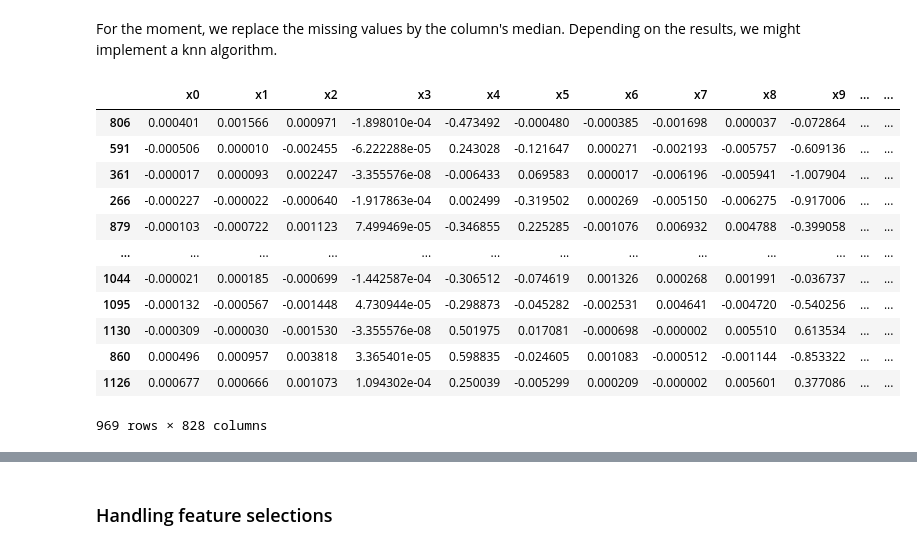
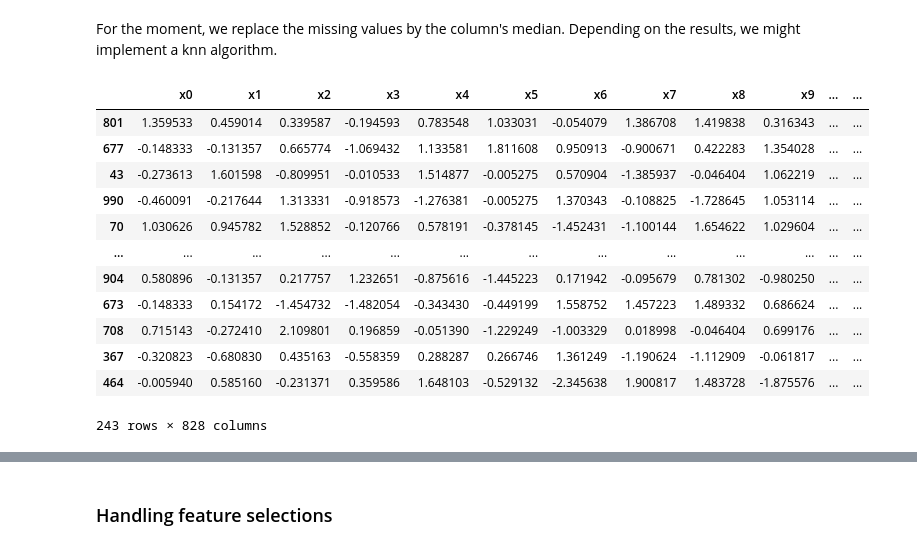
Before and after one commit to qglht/AML, a Jupyter notebook: Project1.ipynb, the cells around one changed output, grey strips where cells are left out. Saved outputs shown, nothing was run; the diff lists cells and outputs as text; code cells hidden in the pictures.

```diff
--- a/Project1.ipynb
+++ b/Project1.ipynb
@@ -56,3 +69,7 @@ def detection(df,features):
     #we are taking indexes
 
     return multiple_outliers
+# %%
+outliers = detection(X_train, X_train.columns)
+X_train=X_train.drop(outliers,axis=0).reset_index(drop = True)
+X_train.shape
@@ -61,26 +80,36 @@ def detection(df,features):
 # %% [markdown]
 For the moment, we replace the missing values by the column's median. Depending on the results, we might implement a knn algorithm.
 # %%
-X_filled = X_train.fillna(X_train.median())
+y_test = y_test.fillna(y_test.median())
+y_train = y_train.fillna(y_train.median())
+X_test = X_test.fillna(X_test.median())
+
+X_train_filled = X_train.fillna(X_train.median())
+X_test_filled = X_test.fillna(X_train.median())
 # %%
-X_norm = X_filled.copy()
-for col in X_filled.columns:
-    X_norm[col] = (X_filled[col] - X_filled[col].mean()) / X_filled[col].var()
-X_norm
+X_train_norm = X_train_filled.copy()
+for col in X_train_filled.columns:
+    X_train_norm[col] = (X_train_filled[col] - X_train_filled[col].mean()) / m.sqrt(X_train_filled[col].var())
+X_train_norm
+
+X_test_norm = X_test_filled.copy()
+for col in X_test_filled.columns:
+    X_test_norm[col] = (X_test_filled[col] - X_test_filled[col].mean()) / m.sqrt(X_test_filled[col].var())
+X_test_norm
 # %% [output]
 |  | x0 | x1 | x2 | x3 | x4 | x5 | x6 | x7 | x8 | x9 | ... | ... |
-| 806 | 0.000401 | 0.001566 | 0.000971 | -1.898010e-04 | -0.473492 | -0.000480 | -0.000385 | -0.001698 | 0.000037 | -0.072864 | ... | ... |
-| 591 | -0.000506 | 0.000010 | -0.002455 | -6.222288e-05 | 0.243028 | -0.121647 | 0.000271 | -0.002193 | -0.005757 | -0.609136 | ... | ... |
-| 361 | -0.000017 | 0.000093 | 0.002247 | -3.355576e-08 | -0.006433 | 0.069583 | 0.000017 | -0.006196 | -0.005941 | -1.007904 | ... | ... |
-| 266 | -0.000227 | -0.000022 | -0.000640 | -1.917863e-04 | 0.002499 | -0.319502 | 0.000269 | -0.005150 | -0.006275 | -0.917006 | ... | ... |
-| 879 | -0.000103 | -0.000722 | 0.001123 | 7.499469e-05 | -0.346855 | 0.225285 | -0.001076 | 0.006932 | 0.004788 | -0.399058 | ... | ... |
+| 801 | 1.359533 | 0.459014 | 0.339587 | -0.194593 | 0.783548 | 1.033031 | -0.054079 | 1.386708 | 1.419838 | 0.316343 | ... | ... |
+| 677 | -0.148333 | -0.131357 | 0.665774 | -1.069432 | 1.133581 | 1.811608 | 0.950913 | -0.900671 | 0.422283 | 1.354028 | ... | ... |
+| 43 | -0.273613 | 1.601598 | -0.809951 | -0.010533 | 1.514877 | -0.005275 | 0.570904 | -1.385937 | -0.046404 | 1.062219 | ... | ... |
+| 990 | -0.460091 | -0.217644 | 1.313331 | -0.918573 | -1.276381 | -0.005275 | 1.370343 | -0.108825 | -1.728645 | 1.053114 | ... | ... |
+| 70 | 1.030626 | 0.945782 | 1.528852 | -0.120766 | 0.578191 | -0.378145 | -1.452431 | -1.100144 | 1.654622 | 1.029604 | ... | ... |
 | ... | ... | ... | ... | ... | ... | ... | ... | ... | ... | ... | ... | ... |
-| 1044 | -0.000021 | 0.000185 | -0.000699 | -1.442587e-04 | -0.306512 | -0.074619 | 0.001326 | 0.000268 | 0.001991 | -0.036737 | ... | ... |
-| 1095 | -0.000132 | -0.000567 | -0.001448 | 4.730944e-05 | -0.298873 | -0.045282 | -0.002531 | 0.004641 | -0.004720 | -0.540256 | ... | ... |
-| 1130 | -0.000309 | -0.000030 | -0.001530 | -3.355576e-08 | 0.501975 | 0.017081 | -0.000698 | -0.000002 | 0.005510 | 0.613534 | ... | ... |
-| 860 | 0.000496 | 0.000957 | 0.003818 | 3.365401e-05 | 0.598835 | -0.024605 | 0.001083 | -0.000512 | -0.001144 | -0.853322 | ... | ... |
-| 1126 | 0.000677 | 0.000666 | 0.001073 | 1.094302e-04 | 0.250039 | -0.005299 | 0.000209 | -0.000002 | 0.005601 | 0.377086 | ... | ... |
+| 904 | 0.580896 | -0.131357 | 0.217757 | 1.232651 | -0.875616 | -1.445223 | 0.171942 | -0.095679 | 0.781302 | -0.980250 | ... | ... |
+| 673 | -0.148333 | 0.154172 | -1.454732 | -1.482054 | -0.343430 | -0.449199 | 1.558752 | 1.457223 | 1.489332 | 0.686624 | ... | ... |
+| 708 | 0.715143 | -0.272410 | 2.109801 | 0.196859 | -0.051390 | -1.229249 | -1.003329 | 0.018998 | -0.046404 | 0.699176 | ... | ... |
+| 367 | -0.320823 | -0.680830 | 0.435163 | -0.558359 | 0.288287 | 0.266746 | 1.361249 | -1.190624 | -1.112909 | -0.061817 | ... | ... |
+| 464 | -0.005940 | 0.585160 | -0.231371 | 0.359586 | 1.648103 | -0.529132 | -2.345638 | 1.900817 | 1.483728 | -1.875576 | ... | ... |
-969 rows × 828 columns
+243 rows × 828 columns
 # %%
 d = {}
 for col in X_norm.columns:
```
Also changed, not shown: parts of 18 cells of this notebook.
